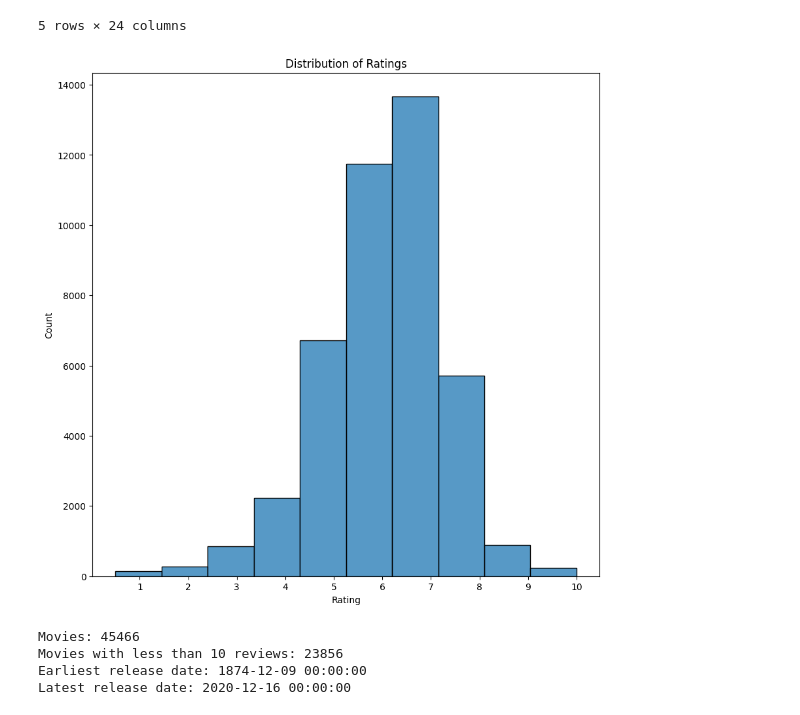
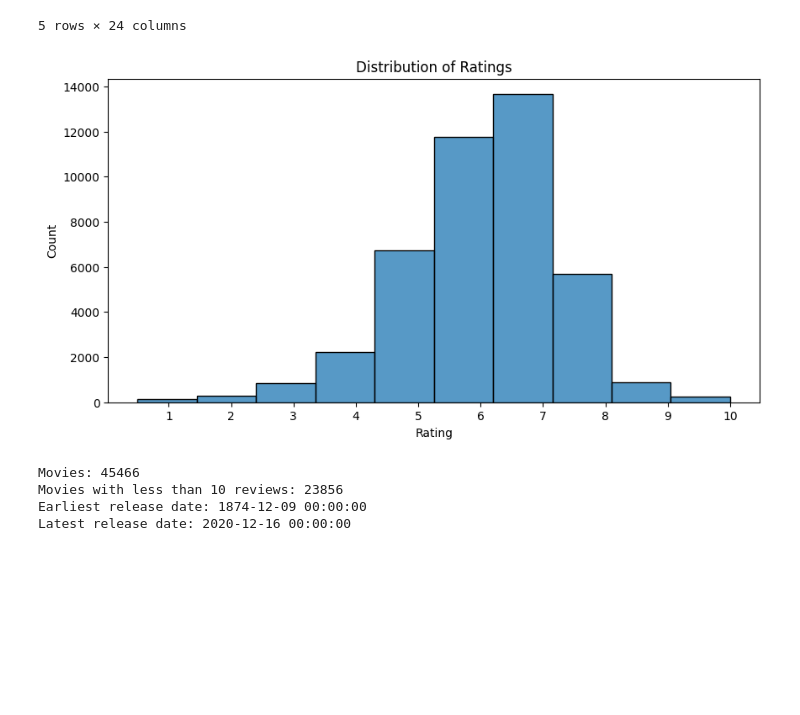
Before and after one commit to vikramv17/cs451-project, a Jupyter notebook: visualizations.ipynb, the cells around one changed output. Drawn from its saved outputs; the diff is of its cells as text; code cells hidden in the pictures; blank space fills up the shorter version.

Commit message:
new visualizations

```diff
--- a/visualizations.ipynb
+++ b/visualizations.ipynb
@@ -30,17 +31,17 @@ movies.head()
 # %%
 # histogram of ratings
 movies = movies[movies['vote_average'] > 0]
 import matplotlib.pyplot as plt
 import seaborn as sns
-plt.figure(figsize=(10, 10))
+plt.figure(figsize=(10, 5))
 sns.histplot(movies['vote_average'], bins=10, kde=False)
 plt.title('Distribution of Ratings')
 plt.xlabel('Rating')
 plt.ylabel('Count')
 plt.xticks([1, 2, 3, 4, 5, 6, 7, 8, 9, 10])
 plt.show()
 # %% [output]
-[figure, old version]
+[figure, new version]
 # %%
 print(f"Movies: {len(movies)}")
 # print number of movies with less than 10 reviews
```
Also changed, not shown: parts of 2 cells of this notebook, 2 other files.
